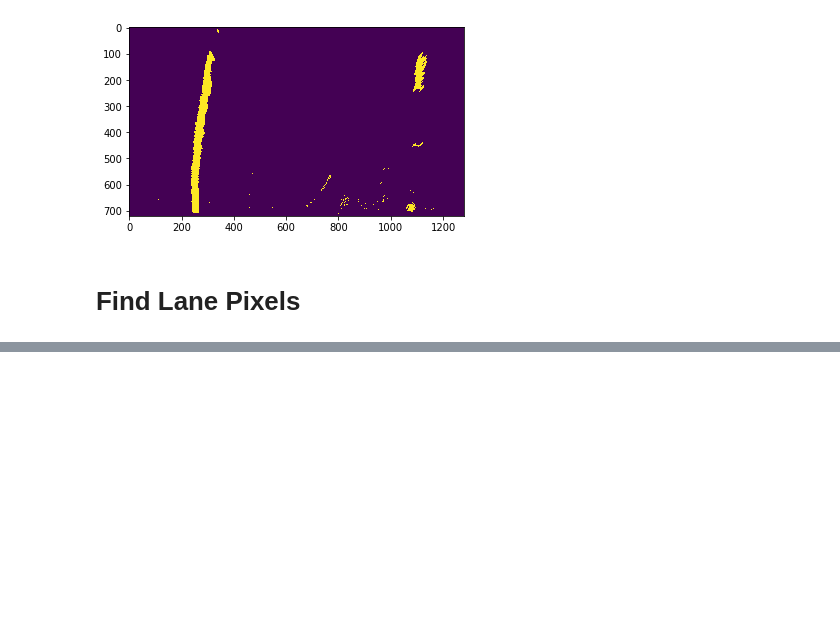
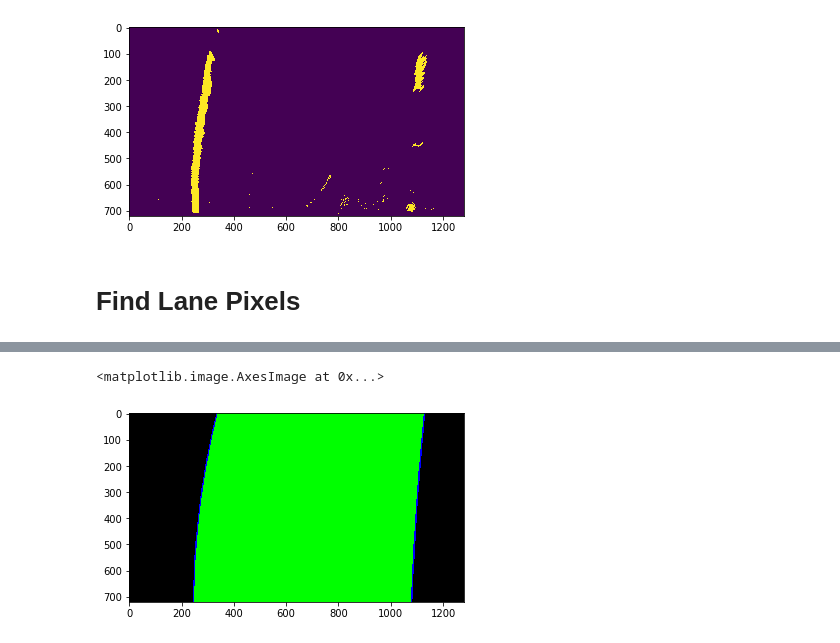
Before and after one commit to chavasaiteja/Self-Driving-Car-Nanodegree-Udacity, a Jupyter notebook: Advanced Lane Finding/Advanced_Lane_Finding.ipynb, the cells around one changed output, grey strips where cells are left out. Drawn from its saved outputs; the diff is of its cells as text; code cells hidden in the pictures; blank space fills up the shorter version.

```diff
--- a/Advanced Lane Finding/Advanced_Lane_Finding.ipynb
+++ b/Advanced Lane Finding/Advanced_Lane_Finding.ipynb
@@ -349,5 +360,5 @@ right_curverad
 # %%
-def draw_line(img, poly_coeffs, steps, color=[255, 0, 0], thickness=10, dashed=False):
+def draw_line(img, poly_coeffs, steps, color=[255, 0, 0], thickness=10):
     img_height = img.shape[0]
     pixels_per_step = img_height // steps
 
@@ -361,8 +372,7 @@ def draw_line(img, poly_coeffs, steps, color=[255, 0, 0], thickness=10, dashed=F
         start_point = (int(x), start)
         end_point = (int(y), end)
 
-        if dashed == False or i % 2 == 1:
-            img = cv2.line(img, end_point, start_point, color, thickness)
+        img = cv2.line(img, end_point, start_point, color, thickness)
 
     return img
 # %%
@@ -372,5 +385,5 @@ plt.imshow(both_lines, cmap="gray")
 # %%
-trace = cv2.cvtColor(np.zeros((720, 1280)).astype(np.uint8), cv2.COLOR_GRAY2RGB)
+highlighted_image = cv2.cvtColor(np.zeros((720, 1280)).astype(np.uint8), cv2.COLOR_GRAY2RGB)
 # %%
 def highlight(left_coeffs, right_coeffs, start_y=0, end_y =720):
     area_mask = np.zeros((720,1280))
@@ -381,10 +394,13 @@ def highlight(left_coeffs, right_coeffs, start_y=0, end_y =720):
 
     return area_mask
 # %%
-trace[both_lines > 1] = [0,0,255]
+highlighted_image[both_lines > 1] = [0,0,255]
 area = highlight(left_fit, right_fit)
-trace[area == 1] = [0,255,0]
-plt.imshow(trace)
+highlighted_image[area == 1] = [0,255,0]
+plt.imshow(highlighted_image)
+# %% [output]
+<matplotlib.image.AxesImage at 0x...>
+[figure, added]
 # %%
 M_inverse = cv2.getPerspectiveTransform(dst, src)
 # %%
```
Also changed, not shown: parts of 10 cells of this notebook.
